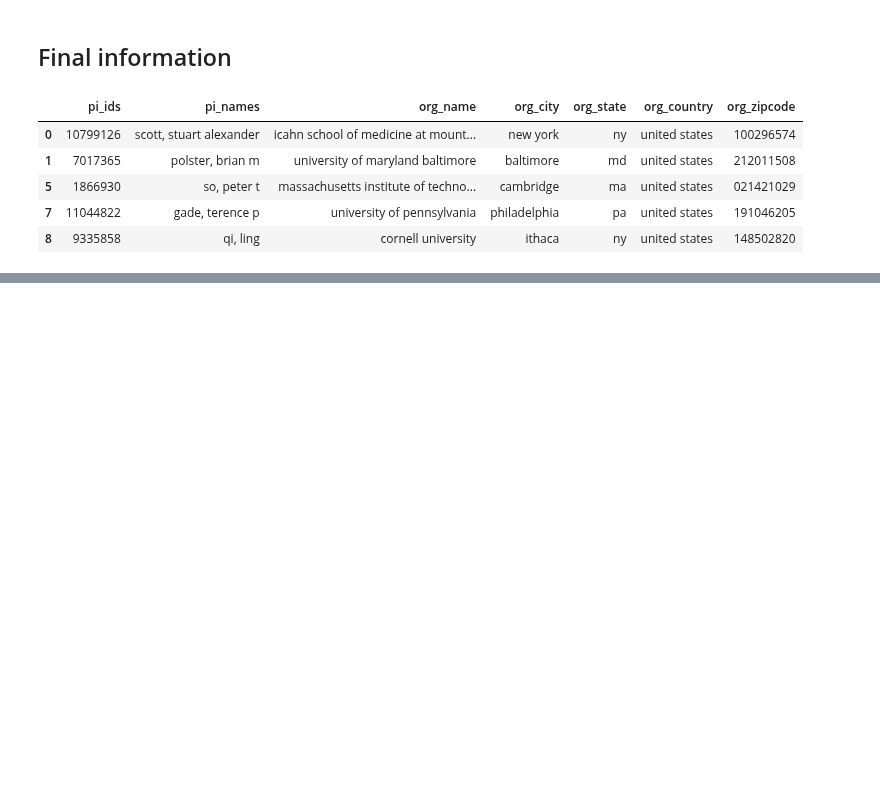
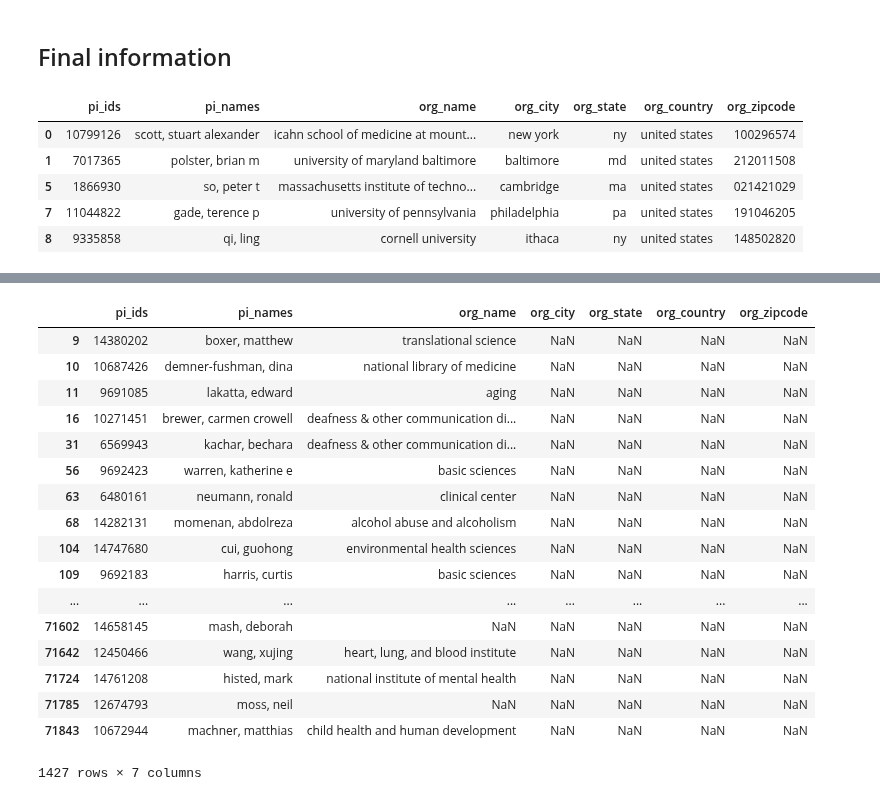
Before and after one commit to yuwie10/nih-awards, a Jupyter notebook: cleaning_pi_info.ipynb, the cells around one changed output, grey strips where cells are left out. Saved outputs shown, nothing was run; the diff lists cells and outputs as text; code cells hidden in the pictures; blank space fills up the shorter version.

```diff
--- a/cleaning_pi_info.ipynb
+++ b/cleaning_pi_info.ipynb
@@ -274 +283,22 @@ pi_unique.head()
+# %%
+pi_unique.ix[pi_unique['org_country'].isnull()]
+# %% [output]
+|  | pi_ids | pi_names | org_name | org_city | org_state | org_country | org_zipcode |
+| 9 | 14380202 | boxer, matthew | translational science | NaN | NaN | NaN | NaN |
+| 10 | 10687426 | demner-fushman, dina | national library of medicine | NaN | NaN | NaN | NaN |
+| 11 | 9691085 | lakatta, edward | aging | NaN | NaN | NaN | NaN |
+| 16 | 10271451 | brewer, carmen crowell | deafness & other communication di... | NaN | NaN | NaN | NaN |
+| 31 | 6569943 | kachar, bechara | deafness & other communication di... | NaN | NaN | NaN | NaN |
+| 56 | 9692423 | warren, katherine e | basic sciences | NaN | NaN | NaN | NaN |
+| 63 | 6480161 | neumann, ronald | clinical center | NaN | NaN | NaN | NaN |
+| 68 | 14282131 | momenan, abdolreza | alcohol abuse and alcoholism | NaN | NaN | NaN | NaN |
+| 104 | 14747680 | cui, guohong | environmental health sciences | NaN | NaN | NaN | NaN |
+| 109 | 9692183 | harris, curtis | basic sciences | NaN | NaN | NaN | NaN |
+| ... | ... | ... | ... | ... | ... | ... | ... |
+| 71602 | 14658145 | mash, deborah | NaN | NaN | NaN | NaN | NaN |
+| 71642 | 12450466 | wang, xujing | heart, lung, and blood institute | NaN | NaN | NaN | NaN |
+| 71724 | 14761208 | histed, mark | national institute of mental health | NaN | NaN | NaN | NaN |
+| 71785 | 12674793 | moss, neil | NaN | NaN | NaN | NaN | NaN |
+| 71843 | 10672944 | machner, matthias | child health and human development | NaN | NaN | NaN | NaN |
+1427 rows × 7 columns
 # %%
```
Also changed, not shown: parts of 6 cells of this notebook, 2 other files.
